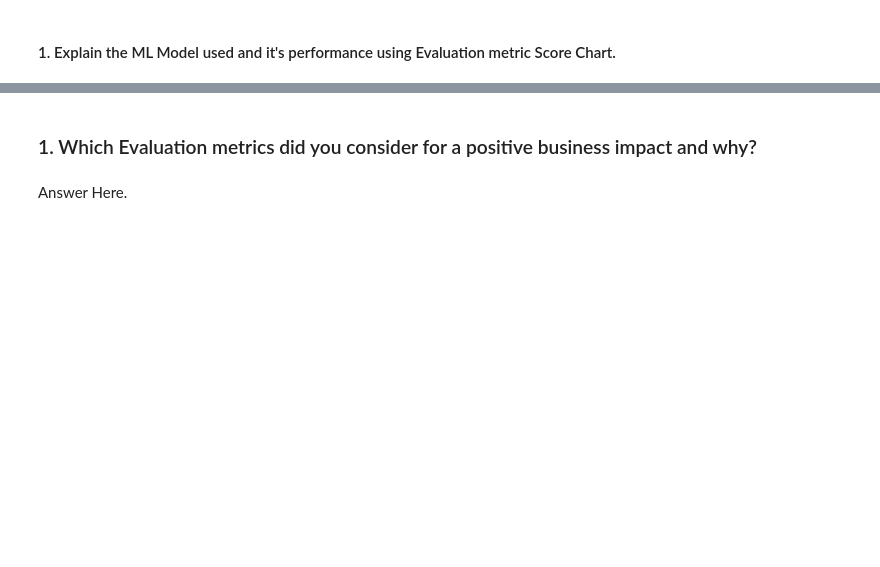
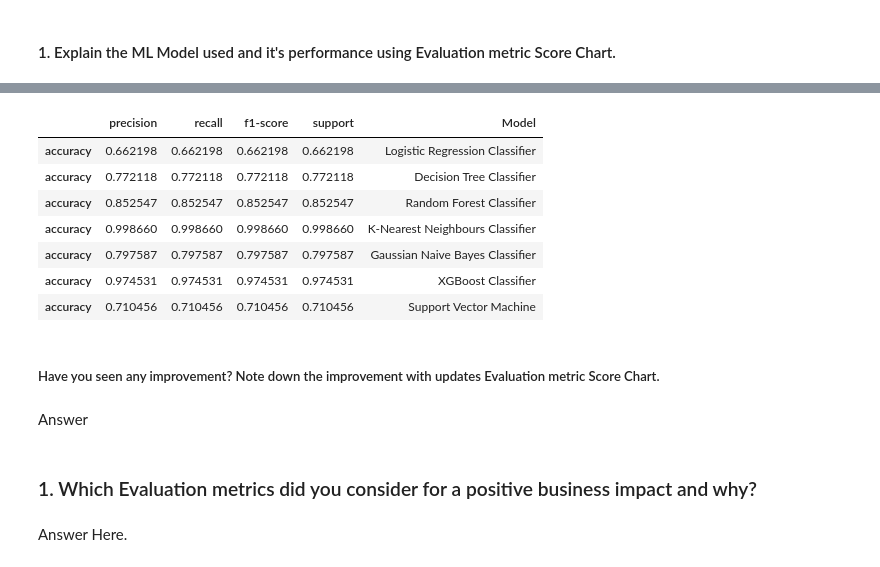
Before and after one commit to santoshmahanti/Cardiovascular-Risk-Prediction, a Jupyter notebook: Cardiovascular_Risk_Prediction.ipynb, the cells around one changed output, grey strips where cells are left out. Saved outputs shown, nothing was run; the diff lists cells and outputs as text; code cells hidden in the pictures; blank space fills up the shorter version.

```diff
--- a/Cardiovascular_Risk_Prediction.ipynb
+++ b/Cardiovascular_Risk_Prediction.ipynb
@@ -1471,3 +2085,30 @@ res_df
+# %%
+# Predicted values.
+
+y_pred_svm = svmc.predict(X_test)
+# %%
+# Getting classification report.
+
+dict_7 = classification_report(y_test, y_pred_svm, output_dict = True)
+# %%
+#Storing scores in a dataframe.
+tempodf=pd.DataFrame(dict_7).transpose()
+tempodf['Model'] = 'Support Vector Machine'
+res_df=res_df.append(tempodf[2:-2])
+res_df
+# %% [output]
+|  | precision | recall | f1-score | support | Model |
+| accuracy | 0.662198 | 0.662198 | 0.662198 | 0.662198 | Logistic Regression Classifier |
+| accuracy | 0.772118 | 0.772118 | 0.772118 | 0.772118 | Decision Tree Classifier |
+| accuracy | 0.852547 | 0.852547 | 0.852547 | 0.852547 | Random Forest Classifier |
+| accuracy | 0.998660 | 0.998660 | 0.998660 | 0.998660 | K-Nearest Neighbours Classifier |
+| accuracy | 0.797587 | 0.797587 | 0.797587 | 0.797587 | Gaussian Naive Bayes Classifier |
+| accuracy | 0.974531 | 0.974531 | 0.974531 | 0.974531 | XGBoost Classifier |
+| accuracy | 0.710456 | 0.710456 | 0.710456 | 0.710456 | Support Vector Machine |
+# %% [markdown]
+##### Have you seen any improvement? Note down the improvement with updates Evaluation metric Score Chart.
+# %% [markdown]
+Answer
 # %% [markdown]
 ### 1. Which Evaluation metrics did you consider for a positive business impact and why?
 # %% [markdown]
```
Also changed, not shown: parts of 133 cells of this notebook.
